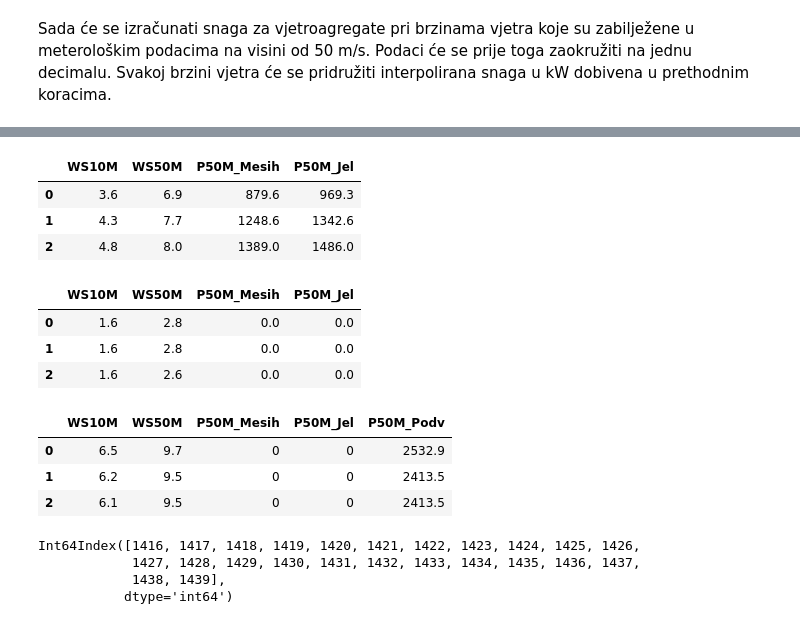
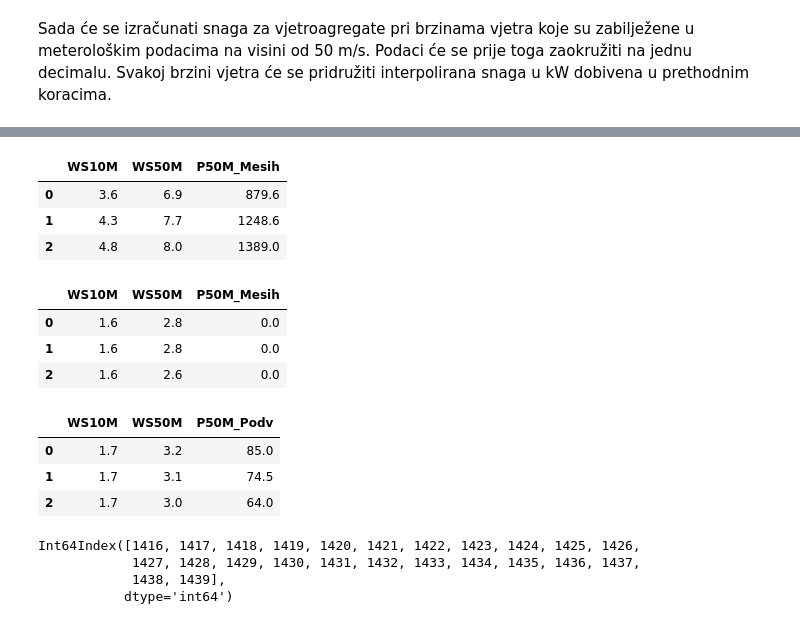
Before and after one commit to ehlimana/Electricity-analysis, a Jupyter notebook: VE.ipynb, the cells around one changed output, grey strips where cells are left out. Drawn from its saved outputs; the diff is of its cells as text; code cells hidden in the pictures.

```diff
--- a/VE.ipynb
+++ b/VE.ipynb
@@ -160,2 +187,2 @@ file1_mostar_2021.loc[file1_mostar_2021["WS50M"]<-800].head(2)
 # %%
-file1_mostar_2021.loc[file1_mostar_2021["WS50M"]<-800]=file1_mostar_2021["WS50M"].mean()
+file2_podv_2021.loc[file2_podv_2021["WS50M"]<-800]=file2_podv_2021["WS50M"].mean()
@@ -319,7 +351,14 @@ Text(0.5, 0, 'Brzina vjetra, m/s')
 Sada će se izračunati snaga za vjetroagregate pri brzinama vjetra koje su zabilježene u meterološkim podacima na visini od 50 m/s. Podaci će se prije toga zaokružiti na jednu decimalu. Svakoj brzini vjetra će se pridružiti interpolirana snaga u kW dobivena u prethodnim koracima.
 # %%
 #zaokruživanje na jednu decimalu
-wind_tom=round(file2_tom[["WS10M","WS50M"]],1)
-wind_tom_2020=round(file2_tom_2020[["WS10M","WS50M"]],1)
-wind_tom_2021=round(file2_tom_2021[["WS10M","WS50M"]],1)
-wind_mo_2021=round(file1_mostar_2021[["WS10M","WS50M"]],1)
+wind_jel=round(file2_jel[["WS10M","WS50M"]],1)
+wind_jel_2020=round(file2_jel_2020[["WS10M","WS50M"]],1)
+wind_jel_2021=round(file2_jel_2021[["WS10M","WS50M"]],1)
+
+wind_mes=round(file2_mes[["WS10M","WS50M"]],1)
+wind_mes_2020=round(file2_mes_2020[["WS10M","WS50M"]],1)
+wind_mes_2021=round(file2_mes_2021[["WS10M","WS50M"]],1)
+
+wind_podv_2021=round(file2_podv_2021[["WS10M","WS50M"]],1)
+
+#wind_mo_2021=round(file1_mostar_2021[["WS10M","WS50M"]],1)
@@ -338,3 +365,15 @@ wind_mo=wind_mo.assign(P50M_Podv=0)
+# %%
+wind_jel=wind_jel.assign(P50M_Jel=0)
+wind_jel_2020=wind_jel_2020.assign(P50M_Jel=0)
+wind_jel_2021=wind_jel_2021.assign(P50M_Jel=0)
+
+
+wind_mes=wind_mes.assign(P50M_Mesih=0)
+wind_mes_2020=wind_mes_2020.assign(P50M_Mesih=0)
+wind_mes_2021=wind_mes_2021.assign(P50M_Mesih=0)
+
+#wind_mo=wind_tom.assign(P50M_Podv=0)
+wind_podv_2021=wind_podv_2021.assign(P50M_Podv=0)
 # %%
 def float_and_round (array1):
     array1=np.float64(np.asarray(array1))
@@ -346,16 +385,16 @@ x_wind2=float_and_round(x_wind2)
 
 x_windm=float_and_round(x_windm)
 for value,value2 in zip(x_wind,y_power):
-    wind_tom.loc[wind_tom["WS50M"]==value,"P50M_Mesih"]=value2
-    wind_tom_2020.loc[wind_tom_2020["WS50M"]==value,"P50M_Mesih"]=value2
-    wind_tom_2021.loc[wind_tom_2021["WS50M"]==value,"P50M_Mesih"]=value2
+    wind_mes.loc[wind_mes["WS50M"]==value,"P50M_Mesih"]=value2
+    wind_mes_2020.loc[wind_mes_2020["WS50M"]==value,"P50M_Mesih"]=value2
+    wind_mes_2021.loc[wind_mes_2021["WS50M"]==value,"P50M_Mesih"]=value2
 
 
 for value,value2 in zip(x_wind2,y_power2):
-    wind_tom.loc[wind_tom["WS50M"]==value,"P50M_Jel"]=value2
-    wind_tom_2020.loc[wind_tom_2020["WS50M"]==value,"P50M_Jel"]=value2
-    wind_tom_2021.loc[wind_tom_2021["WS50M"]==value,"P50M_Jel"]=value2
+    wind_jel.loc[wind_jel["WS50M"]==value,"P50M_Jel"]=value2
+    wind_jel_2020.loc[wind_jel_2020["WS50M"]==value,"P50M_Jel"]=value2
+    wind_jel_2021.loc[wind_jel_2021["WS50M"]==value,"P50M_Jel"]=value2
 
 for value,value2 in zip(x_windm,y_powerm):
-    wind_mo.loc[wind_mo["WS50M"]==value,"P50M_Podv"]=value2
+    wind_podv_2021.loc[wind_podv_2021["WS50M"]==value,"P50M_Podv"]=value2
 # %%
@@ -368,22 +407,22 @@ wind_tom.head(3) #2019 #prva 3 reda
 # %%
-wind_tom_2020.head(3) #2020
+wind_mes_2020.head(3) #2020
 # %% [output]
-|  | WS10M | WS50M | P50M_Mesih | P50M_Jel |
-| 0 | 3.6 | 6.9 | 879.6 | 969.3 |
-| 1 | 4.3 | 7.7 | 1248.6 | 1342.6 |
-| 2 | 4.8 | 8.0 | 1389.0 | 1486.0 |
+|  | WS10M | WS50M | P50M_Mesih |
+| 0 | 3.6 | 6.9 | 879.6 |
+| 1 | 4.3 | 7.7 | 1248.6 |
+| 2 | 4.8 | 8.0 | 1389.0 |
 # %%
-wind_tom_2021.head(3) #2021
+wind_mes_2021.head(3) #2021
 # %% [output]
-|  | WS10M | WS50M | P50M_Mesih | P50M_Jel |
-| 0 | 1.6 | 2.8 | 0.0 | 0.0 |
-| 1 | 1.6 | 2.8 | 0.0 | 0.0 |
-| 2 | 1.6 | 2.6 | 0.0 | 0.0 |
+|  | WS10M | WS50M | P50M_Mesih |
+| 0 | 1.6 | 2.8 | 0.0 |
+| 1 | 1.6 | 2.8 | 0.0 |
+| 2 | 1.6 | 2.6 | 0.0 |
 # %%
-wind_mo.head(3)
+wind_podv_2021.head(3)
 # %% [output]
-|  | WS10M | WS50M | P50M_Mesih | P50M_Jel | P50M_Podv |
-| 0 | 6.5 | 9.7 | 0 | 0 | 2532.9 |
-| 1 | 6.2 | 9.5 | 0 | 0 | 2413.5 |
-| 2 | 6.1 | 9.5 | 0 | 0 | 2413.5 |
+|  | WS10M | WS50M | P50M_Podv |
+| 0 | 1.7 | 3.2 | 85.0 |
+| 1 | 1.7 | 3.1 | 74.5 |
+| 2 | 1.7 | 3.0 | 64.0 |
 # %%
```
Also changed, not shown: parts of 42 cells of this notebook, 5 other files.
